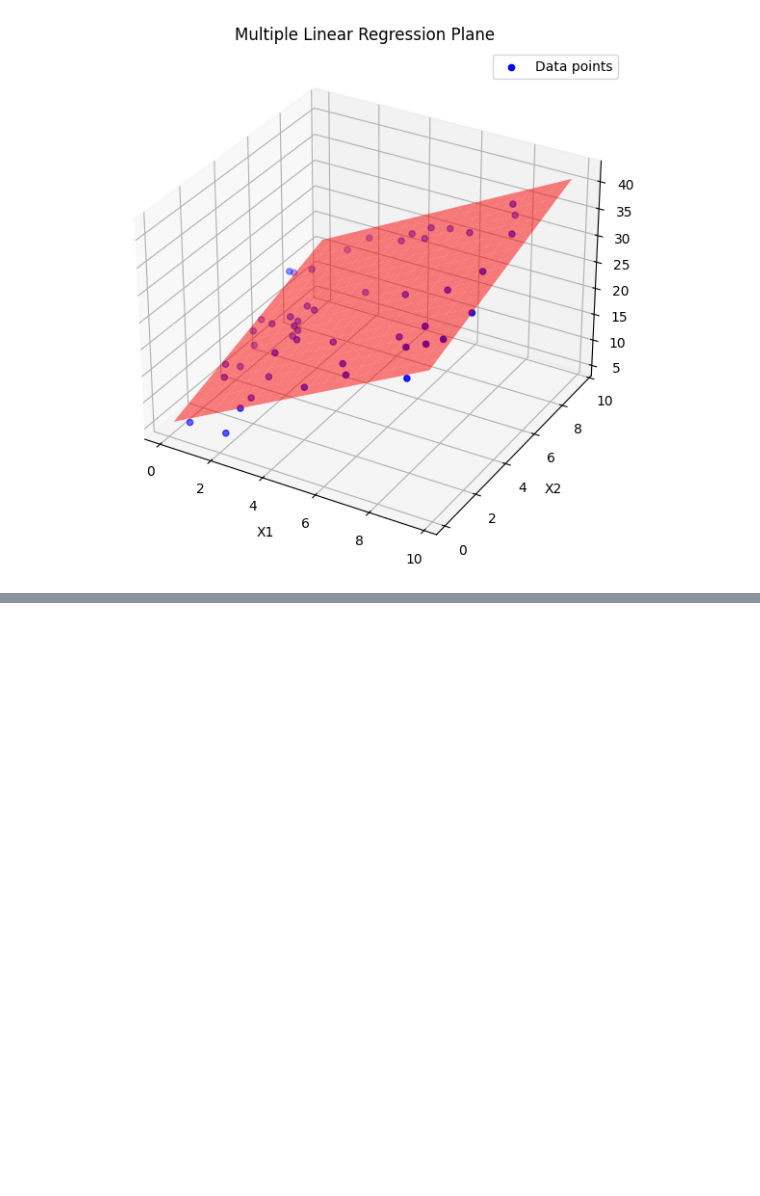
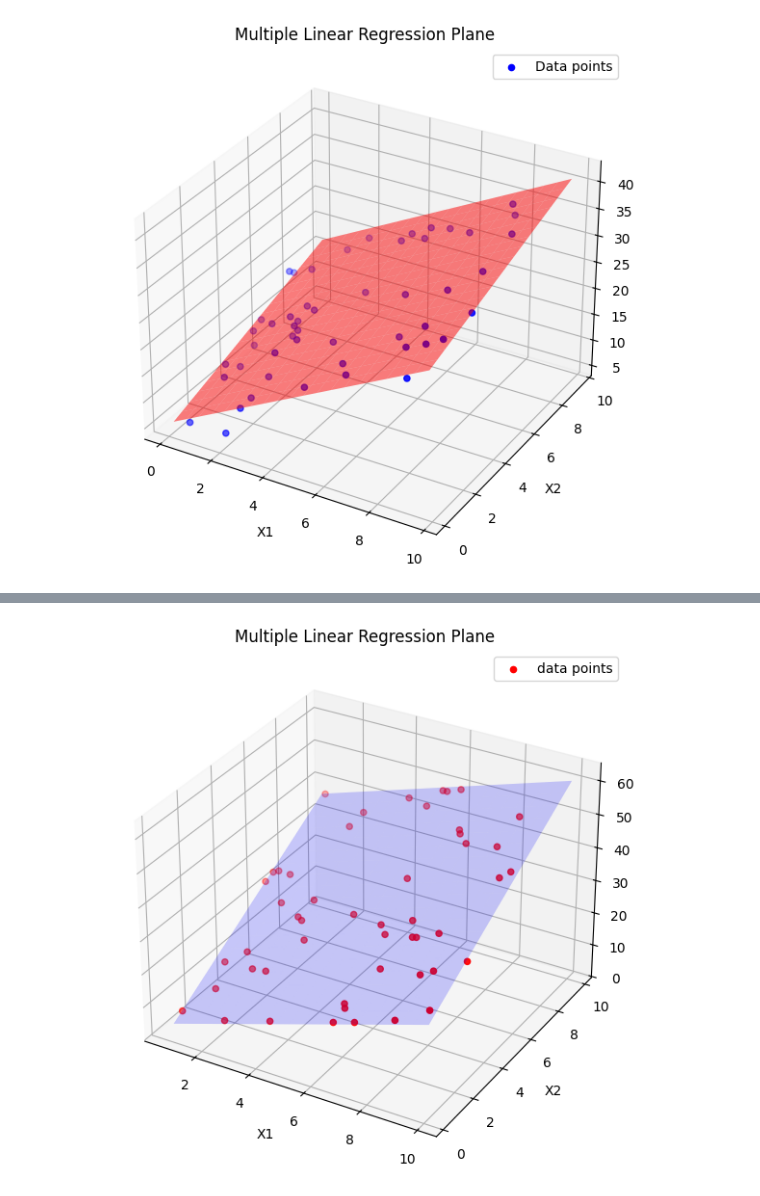
Before and after one commit to saad1ibn2akhter/AI_Olympiad_problems_and_solutions, a Jupyter notebook: 3d_visualization_multiple_linear_regression.ipynb, the cells around one changed output, grey strips where cells are left out. Drawn from its saved outputs; the diff is of its cells as text; code cells hidden in the pictures; blank space fills up the shorter version.

```diff
--- a/3d_visualization_multiple_linear_regression.ipynb
+++ b/3d_visualization_multiple_linear_regression.ipynb
@@ -84,0 +83,32 @@ plt.show()
+# %%
+X1 = np.random.rand(50)*10
+X2 = np.random.rand(50)*10
+y = 2.6*X1 + 3.5*X2 + np.random.rand(50)*2
+
+X = np.column_stack((X1,X2))
+
+model  = LinearRegression()
+model.fit(X,y)
+
+x1_range = np.linspace(X1.min(),X1.max(),20)
+x2_range = np.linspace(X2.min(),X2.max(),20)
+
+X1_grid , X2_grid = np.meshgrid(x1_range, x2_range)
+
+Y_pred = model.predict(np.column_stack((X1_grid.ravel() , X2_grid.ravel())))
+Y_pred = Y_pred.reshape(X1_grid.shape)
+
+fig = plt.figure(figsize=(10,7))
+ax = fig.add_subplot(111, projection='3d')
+
+ax.scatter(X1,X2,y,color='red', label='data points')
+ax.plot_surface(X1_grid, X2_grid , Y_pred, color ='blue' ,alpha=0.2)#alpha kinda works like visibility / opacity
+ax.set_xlabel('X1')
+ax.set_ylabel('X2')
+ax.set_zlabel('y')
+ax.set_title('Multiple Linear Regression Plane')
+ax.legend()
+
+plt.show()
+# %% [output]
+[figure, added]
```
Also changed, not shown: parts of 1 cell of this notebook.
